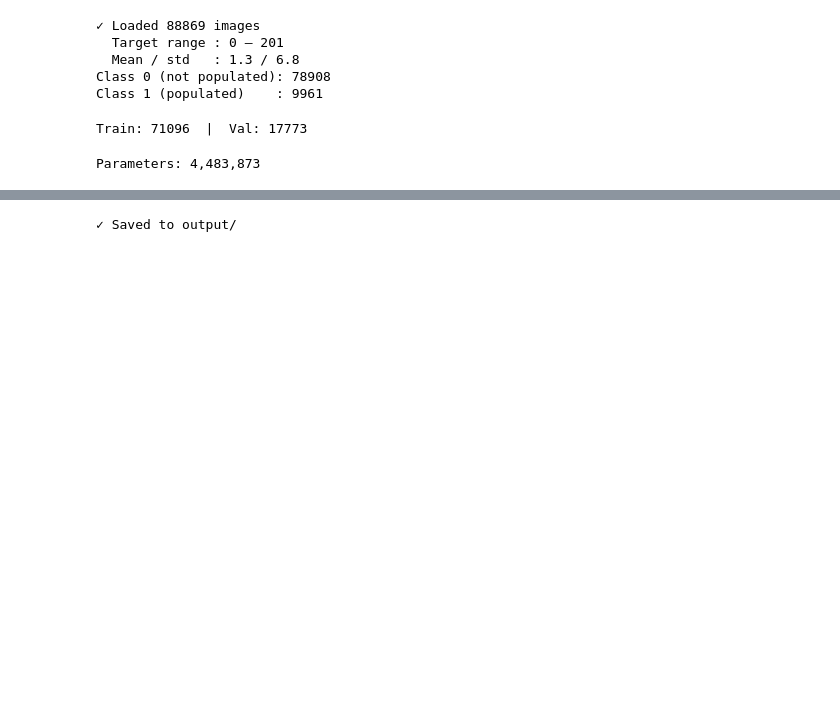
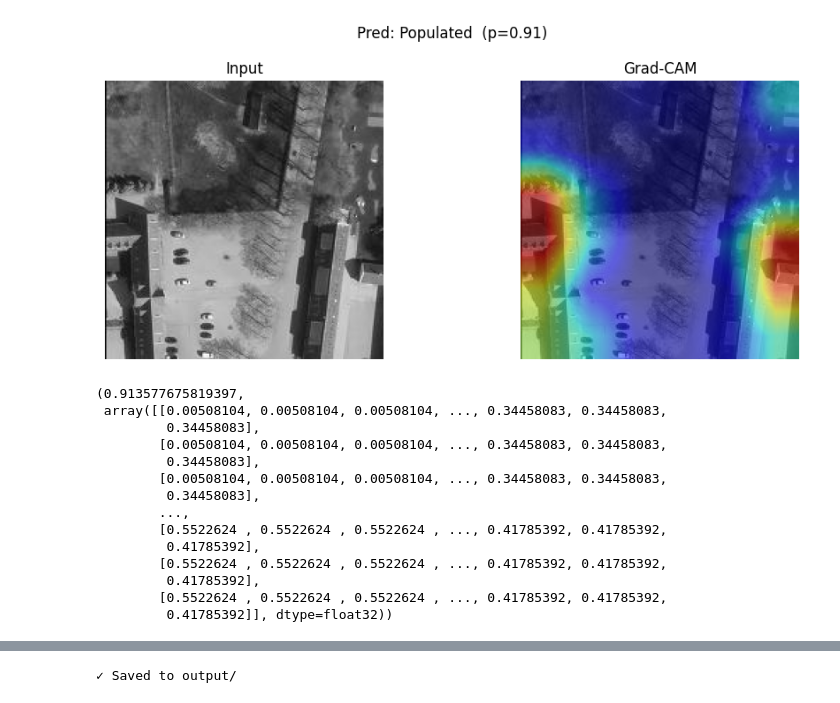
Before and after one commit to EsserEsser/AppML-Final-Project, a Jupyter notebook: Thomas/fresh_start.ipynb, the cells around one changed output, grey strips where cells are left out. Saved outputs shown, nothing was run; the diff lists cells and outputs as text; code cells hidden in the pictures; blank space fills up the shorter version.

```diff
--- a/Thomas/fresh_start.ipynb
+++ b/Thomas/fresh_start.ipynb
@@ -57,12 +51,12 @@ Using device: cuda
 # ━━━━━━━━━━━━━━━━━━━━━━━━━━━━━━━━━━━━━━━━━━━━━━━━━━━━━━━━━━
 DATA_DIR    = '/content/Data_Full'   # ← change this
 IMG_SIZE    = 200
-BATCH_SIZE  = 256
+BATCH_SIZE  = 64
 NUM_SAMPLES = -1
 EPOCHS      = 20
-LR          = 1e-3
+LR          = 8.59e-5  # was 1e-3
 VAL_SPLIT   = 0.2
-DROPOUT     = 0.3
+DROPOUT     = 0.003    # was 0.3
 PATIENCE    = 10       # early stopping patience
 OUTPUT_DIR  = "output"
 SEED        = 42
@@ -246,7 +221,8 @@ val_transform = transforms.Compose([
 # %%
 # ── Split & loaders ───────────────────────────────────────────
 full_dataset = PopulationDataset(DATA_DIR, transform=None, num_samples=NUM_SAMPLES)
-
+print(f"full_dataset.samples: {full_dataset.samples[:5]}")  # show some samples to verify}")
+random.seed(SEED)
 all_samples = full_dataset.samples.copy()
 random.shuffle(all_samples)
 
@@ -258,6 +234,8 @@ print(f"Class 1 (populated)    : {nonzeros}")
 val_size      = int(len(all_samples) * VAL_SPLIT)
 train_samples = all_samples[val_size:]
 val_samples   = all_samples[:val_size]
+
+print(val_samples[:10])  # show some samples to verify
 
 class CachedDataset(Dataset):
     def __init__(self, samples, transform=None, img_size=IMG_SIZE):
@@ -281,18 +259,11 @@ train_dataset = CachedDataset(train_samples, transform=train_transform, img_size
 val_dataset   = CachedDataset(val_samples,   transform=val_transform, img_size=IMG_SIZE)
 
 train_loader = DataLoader(train_dataset, batch_size=BATCH_SIZE, shuffle=True,
-                          num_workers=0, pin_memory=True)
+                          num_workers=8, pin_memory=True)
 val_loader   = DataLoader(val_dataset,   batch_size=BATCH_SIZE, shuffle=False,
-                          num_workers=0, pin_memory=True)
+                          num_workers=8, pin_memory=True)
 
 print(f"Train: {len(train_dataset)}  |  Val: {len(val_dataset)}")
-# %% [output]
-✓ Loaded 88869 images
-  Target range : 0 – 201
-  Mean / std   : 1.3 / 6.8
-Class 0 (not populated): 78908
-Class 1 (populated)    : 9961
-Train: 71096  |  Val: 17773
 # %%
 class CountCNN(nn.Module):
     def __init__(self, dropout=DROPOUT):
@@ -332,7 +303,5 @@ class CountCNN(nn.Module):
         return self.classifier(self.pool(self.features(x))).squeeze(1)
 
 
-model = CountCNN().to(device)
-print(f"Parameters: {sum(p.numel() for p in model.parameters()):,}")
+# model = CountCNN().to(device)
+# print(f"Parameters: {sum(p.numel() for p in model.parameters()):,}")
-# %% [output]
-Parameters: 4,483,873
@@ -338,0 +378,21 @@ Parameters: 4,483,873
+# %%
+best = {
+    "lr": 8.590847395090266e-05,
+    "dropout": 0.0029985914779085687,
+    "weight_decay": 0.00017033389914119428,
+    "batch_size": 64,
+    "optimizer": "Adam"
+}
+
+model = CountCNN(dropout=best["dropout"]).to(device)
+print(f"Parameters: {sum(p.numel() for p in model.parameters()):,}")
+
+# Verify HPO values are correctly applied
+print(f"\nHPO best params:")
+for k, v in best.items():
+    print(f"  {k}: {v}")
+
+# Verify dropout layer specifically
+for name, module in model.named_modules():
+    if isinstance(module, nn.Dropout):
+        print(f"\nDropout layer '{name}': p={module.p}")
@@ -339,3 +450,31 @@ Parameters: 4,483,873
+# %%
+# Single image
+
+
+# im_list = []"000312_100m_61214_6757_56.jpg", ½
+grad_cam(str(Path(os.path.join(OUTPUT_DIR, "false_positives")) / "004683_100m_61413_6771_0.jpg"))
+# grad_cam("/content/Data_Full/000518_100m_61420_6502_8.jpg")
+# !pip install grad_cam
+# On a false negative (model missed populated area)
+# fn_images = list(Path(os.path.join(OUTPUT_DIR, "true_negatives")).glob("*.jpg"))
+# for p in fn_images[300:500]:
+#     grad_cam(str(p))
+# %% [output]
+[figure, added]
+(0.913577675819397,
+ array([[0.00508104, 0.00508104, 0.00508104, ..., 0.34458083, 0.34458083,
+         0.34458083],
+        [0.00508104, 0.00508104, 0.00508104, ..., 0.34458083, 0.34458083,
+         0.34458083],
+        [0.00508104, 0.00508104, 0.00508104, ..., 0.34458083, 0.34458083,
+         0.34458083],
+        ...,
+        [0.5522624 , 0.5522624 , 0.5522624 , ..., 0.41785392, 0.41785392,
+         0.41785392],
+        [0.5522624 , 0.5522624 , 0.5522624 , ..., 0.41785392, 0.41785392,
+         0.41785392],
+        [0.5522624 , 0.5522624 , 0.5522624 , ..., 0.41785392, 0.41785392,
+         0.41785392]], dtype=float32))
 # %%
 # ── Training helpers ──────────────────────────────────────────
 # n_zeros    = sum(1 for _, t in train_samples if t == 0)
```
Also changed, not shown: parts of 12 cells of this notebook, 3 other files.
